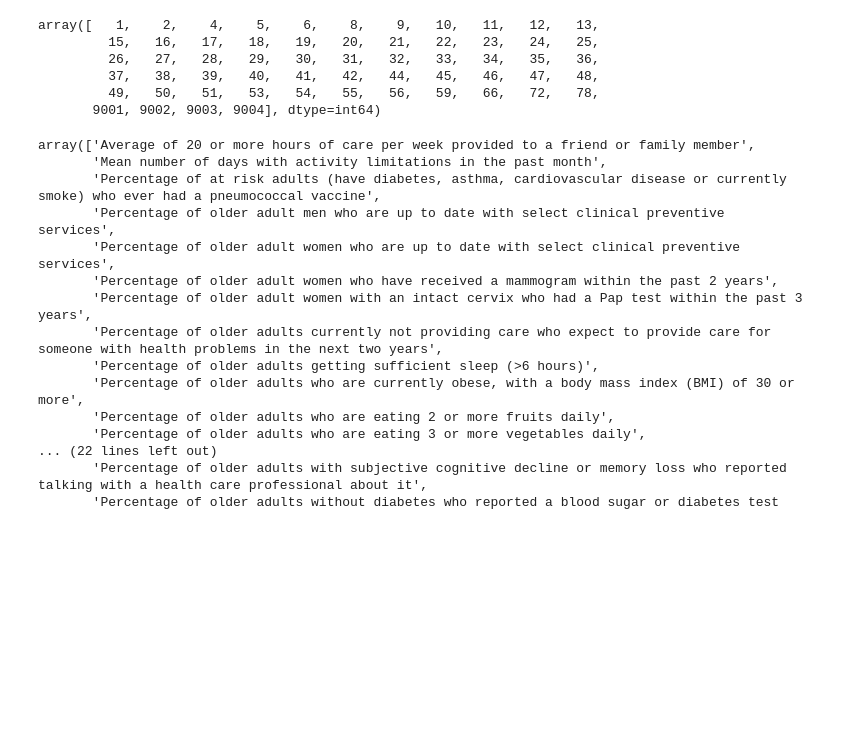
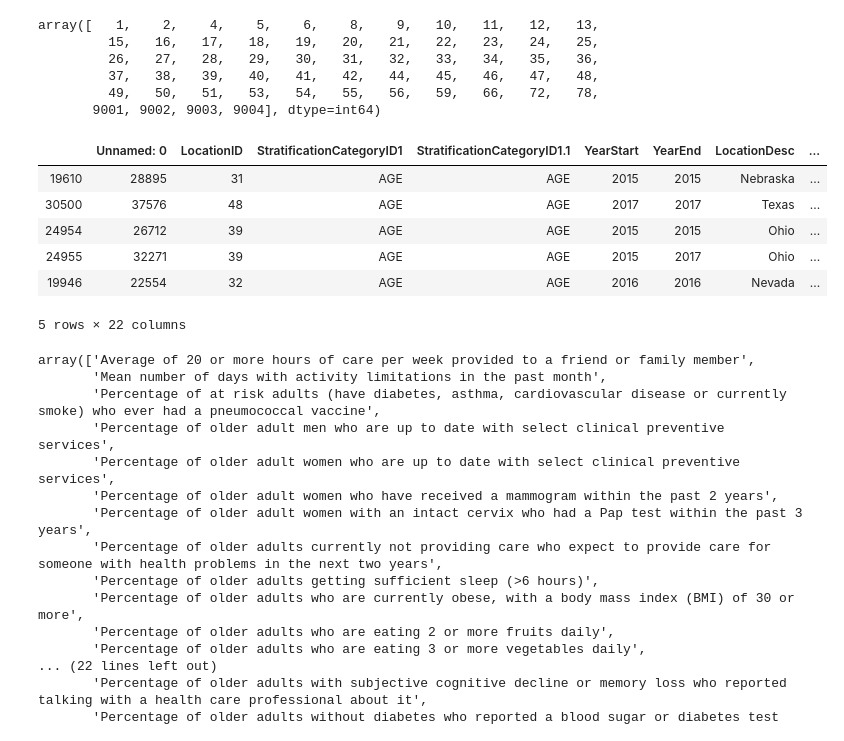
Before and after one commit to SandyWhale/SBFirstProject, a Jupyter notebook: First Project Alzheimer.ipynb, the cells around one changed output. Saved outputs shown, nothing was run; the diff lists cells and outputs as text; code cells hidden in the pictures; blank space fills up the shorter version.

```diff
--- a/First Project Alzheimer.ipynb
+++ b/First Project Alzheimer.ipynb
@@ -45,4 +62,14 @@ array([   1,    2,    4,    5,    6,    8,    9,   10,   11,   12,   13,
 # %%
 alzheimer_by_age_2 = alzheimer_by_age_2.sort_values(by=['Question'])
 #alzheimer_by_age_2.to_csv('alzheimer_by_age2.csv')
+# %%
+alzheimer_by_age_2.head()
+# %% [output]
+|  | Unnamed: 0 | LocationID | StratificationCategoryID1 | StratificationCategoryID1.1 | YearStart | YearEnd | LocationDesc | ... |
+| 19610 | 28895 | 31 | AGE | AGE | 2015 | 2015 | Nebraska | ... |
+| 30500 | 37576 | 48 | AGE | AGE | 2017 | 2017 | Texas | ... |
+| 24954 | 26712 | 39 | AGE | AGE | 2015 | 2015 | Ohio | ... |
+| 24955 | 32271 | 39 | AGE | AGE | 2015 | 2017 | Ohio | ... |
+| 19946 | 22554 | 32 | AGE | AGE | 2016 | 2016 | Nevada | ... |
+5 rows × 22 columns
 # %%
```
Also changed, not shown: parts of 5 cells of this notebook.
